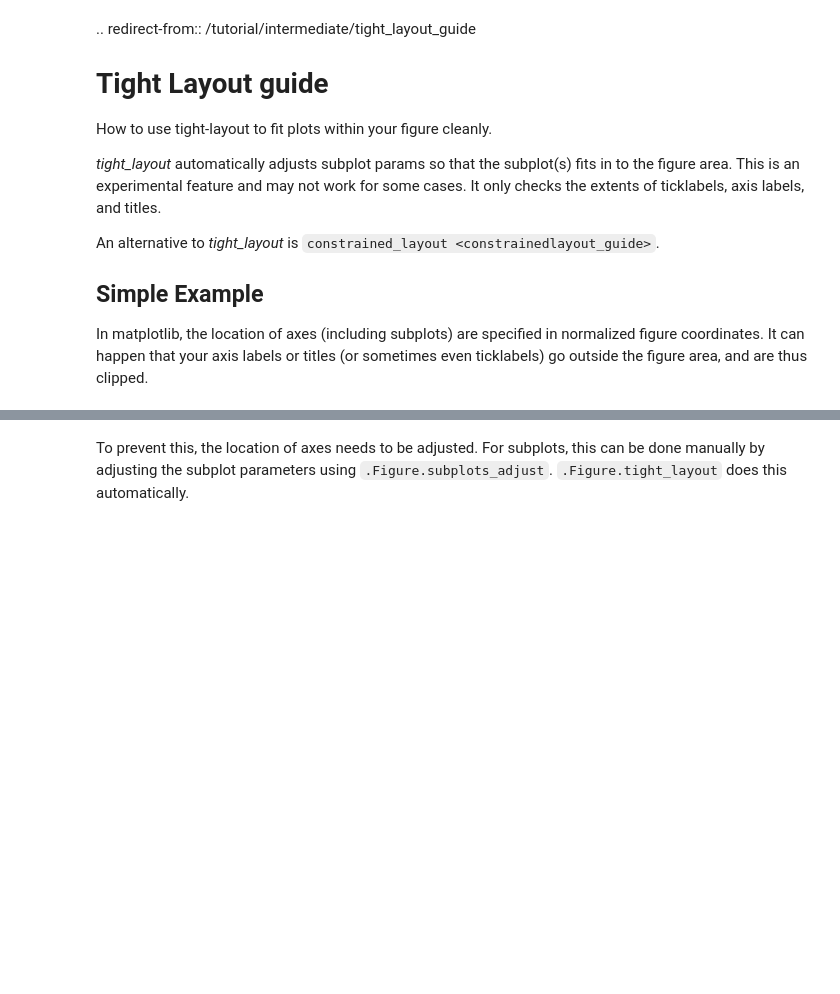
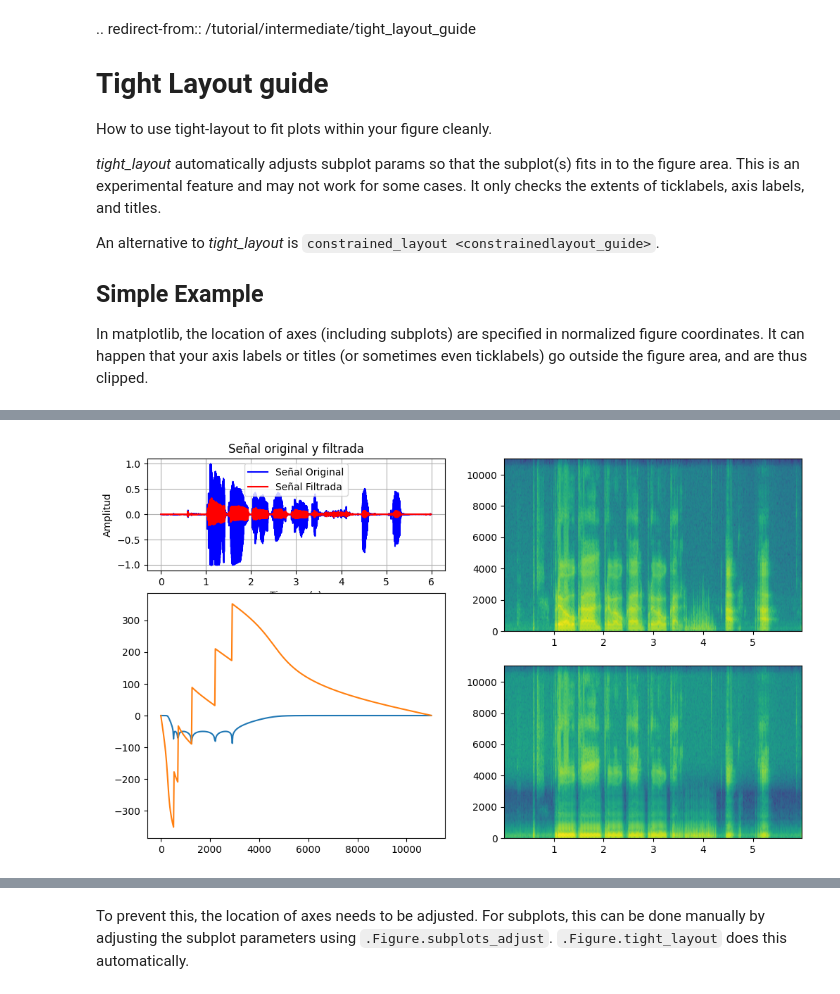
Before and after one commit to Wizardlyfix/Lab-2-Procesamiento, a Jupyter notebook: tight_layout_guide.ipynb, the cells around one changed output, grey strips where cells are left out. Saved outputs shown, nothing was run; the diff lists cells and outputs as text; code cells hidden in the pictures; blank space fills up the shorter version.

```diff
--- a/tight_layout_guide.ipynb
+++ b/tight_layout_guide.ipynb
@@ -53,0 +103,23 @@ t = np.arange(0, tam*T,T)
+# %%
+plt.close('all')
+fig = plt.figure(figsize = (12, 7))
+
+ax1 = plt.subplot2grid((3, 2), (0, 0))
+ax1.plot(t, y, 'b', label = 'Señal Original')
+ax1.plot(t, y_filtrada, 'r', label = 'Señal Filtrada')
+ax1.set_xlabel('Tiempo (s)')
+ax1.set_ylabel('Amplitud')
+ax1.set_title('Señal original y filtrada')
+ax1.legend()
+ax1.grid(True)
+ax2 = plt.subplot2grid((2, 2), (0, 1))
+ax2.pcolormesh(t1, f1, 10*np.log10(Sxx1), shading='gouraud')
+ax3 = plt.subplot2grid((3, 2), (1, 0), colspan=1, rowspan=2)
+ax3.plot(w*Fs/(2*np.pi), 20*np.log10(np.abs(H)))
+ax3.plot(w*Fs/(2*np.pi), angles*180/np.pi)
+ax4 = plt.subplot2grid((2, 2), (1, 1))
+ax4.pcolormesh(t2, f2, 10*np.log10(Sxx2), shading='gouraud')
+
+plt.tight_layout()
+# %% [output]
+[figure, added]
```
Also changed, not shown: parts of 4 cells of this notebook, 1 other file.
